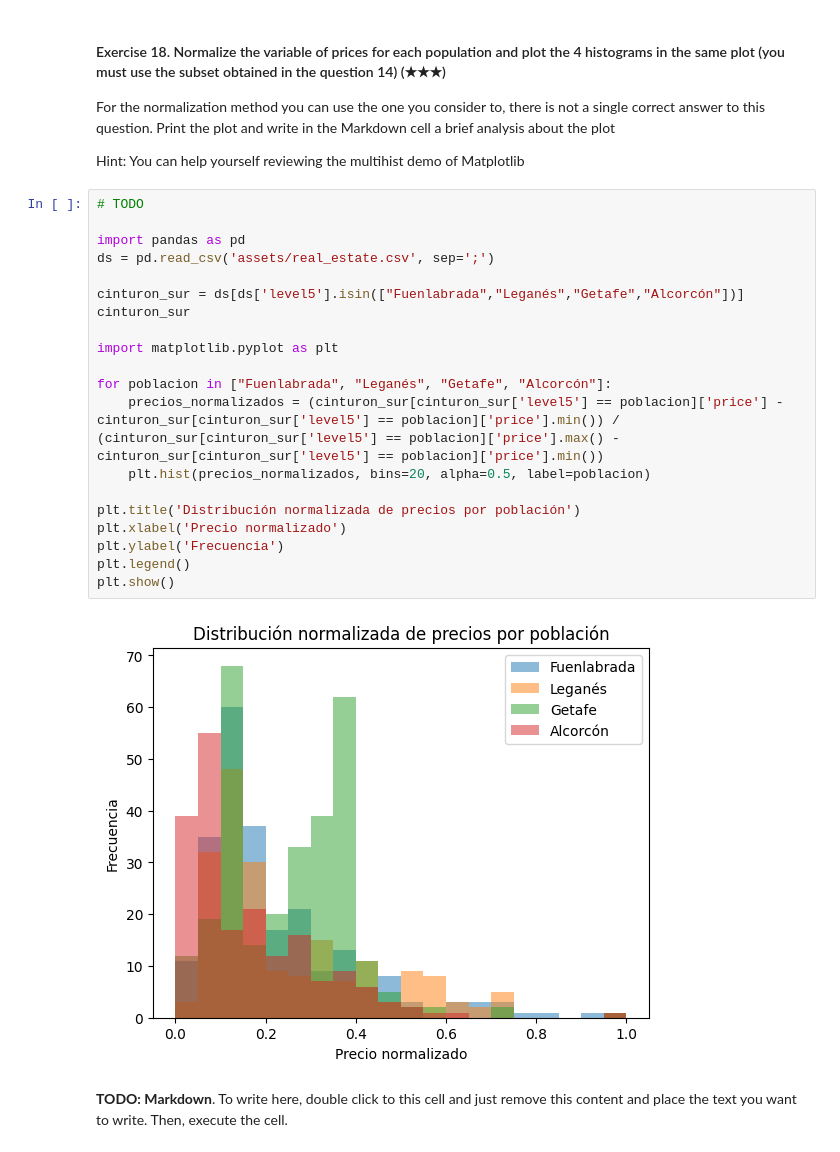
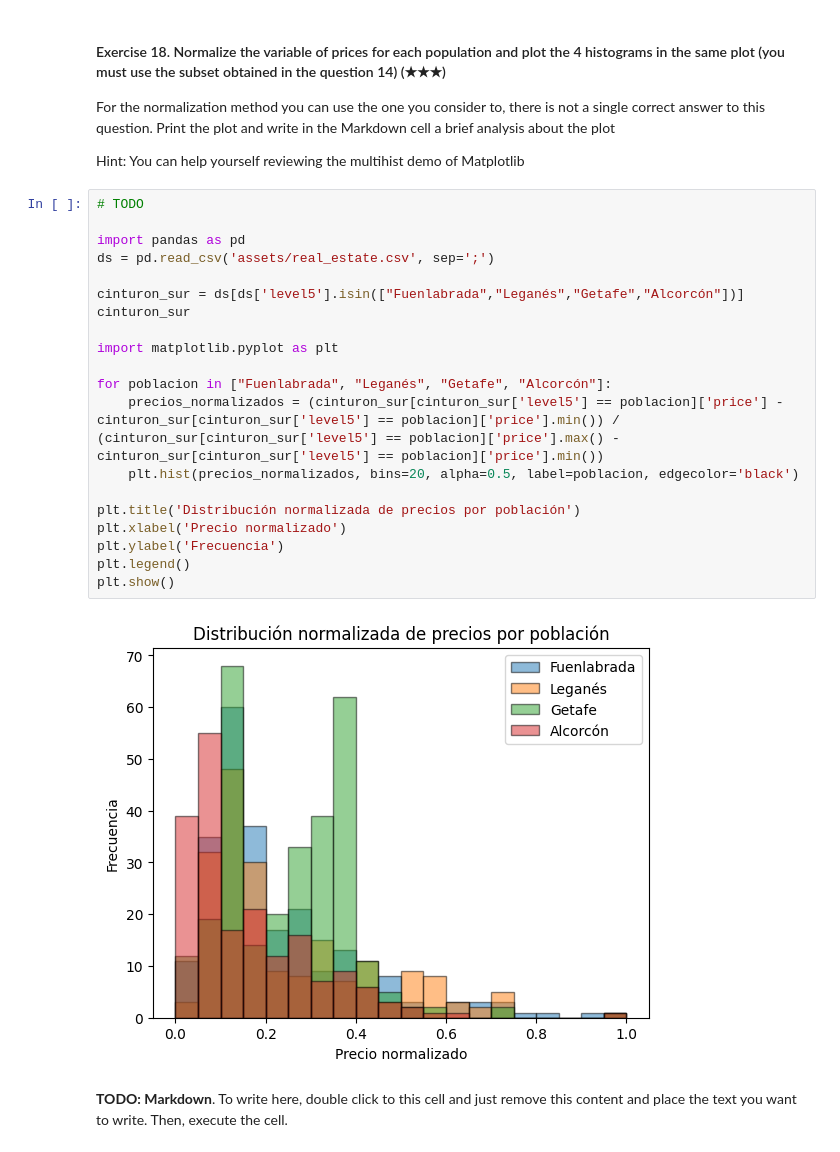
Before and after one commit to 4GeeksAcademy/exercise-danielgs, a Jupyter notebook: project.es.ipynb, the cells around one changed output. Drawn from its saved outputs; the diff is of its cells as text.

```diff
--- a/project.es.ipynb
+++ b/project.es.ipynb
@@ -344,25 +353,25 @@ Hint: You can help yourself reviewing the multihist demo of Matplotlib
 # %%
 # TODO
 
 import pandas as pd
 ds = pd.read_csv('assets/real_estate.csv', sep=';')
 
 cinturon_sur = ds[ds['level5'].isin(["Fuenlabrada","Leganés","Getafe","Alcorcón"])]
 cinturon_sur
 
 import matplotlib.pyplot as plt
 
 for poblacion in ["Fuenlabrada", "Leganés", "Getafe", "Alcorcón"]:
     precios_normalizados = (cinturon_sur[cinturon_sur['level5'] == poblacion]['price'] - cinturon_sur[cinturon_sur['level5'] == poblacion]['price'].min()) / (cinturon_sur[cinturon_sur['level5'] == poblacion]['price'].max() - cinturon_sur[cinturon_sur['level5'] == poblacion]['price'].min())
-    plt.hist(precios_normalizados, bins=20, alpha=0.5, label=poblacion)
+    plt.hist(precios_normalizados, bins=20, alpha=0.5, label=poblacion, edgecolor='black')
 
 plt.title('Distribución normalizada de precios por población')
 plt.xlabel('Precio normalizado')
 plt.ylabel('Frecuencia')
 plt.legend()
 plt.show()
 # %% [output]
-[figure, old version]
+[figure, new version]
 # %% [markdown]
 **TODO: Markdown**. To write here, double click to this cell and just remove this content and place the text you want to write. Then, execute the cell.
 # %% [markdown]
```
Also changed, not shown: parts of 7 cells of this notebook.
